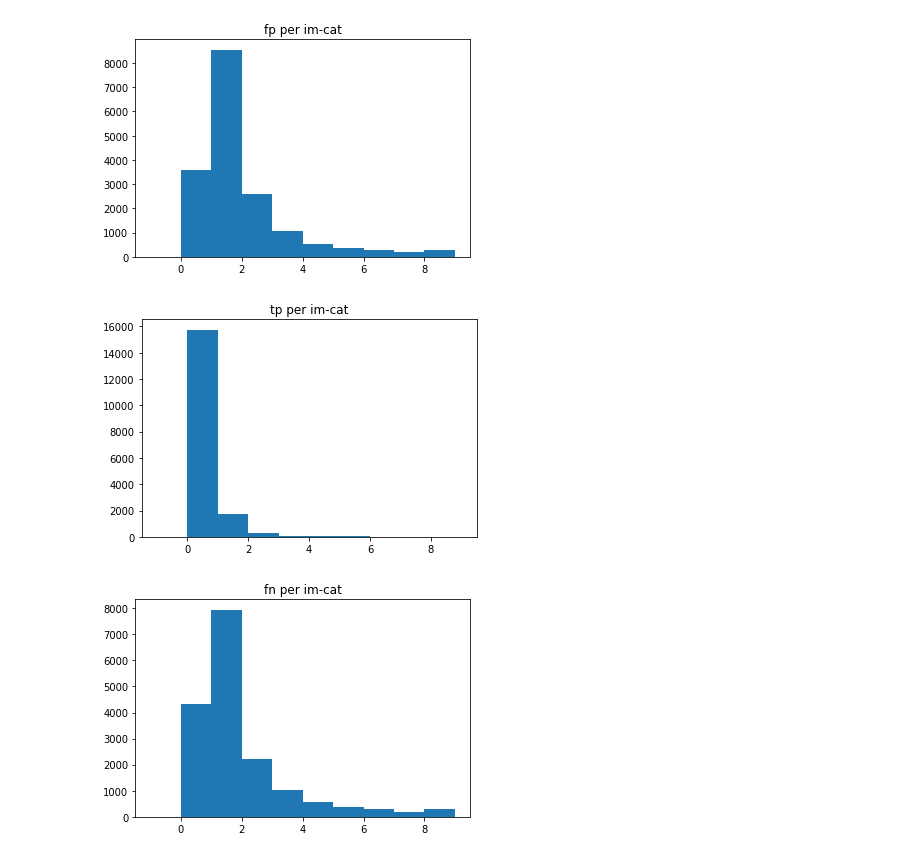
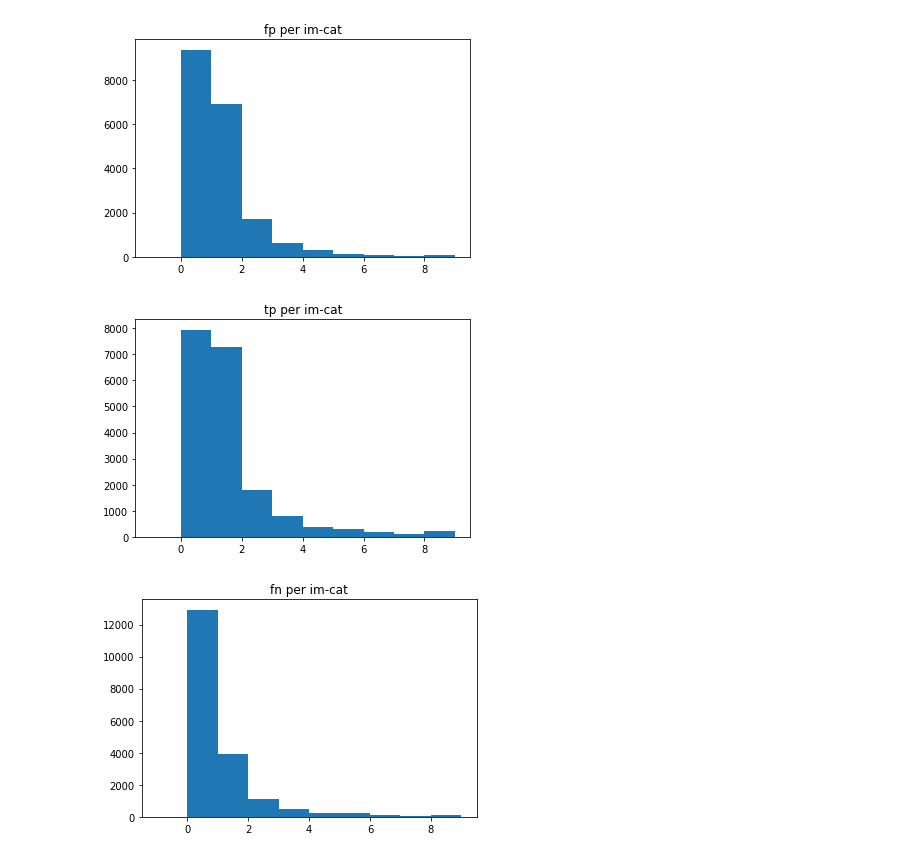
Before and after one commit to alliedel/multi-instance-mask-rcnn-extension, a Jupyter notebook: scripts/ipynb/instancewise-comparisons.ipynb, the cells around one changed output. Drawn from its saved outputs; the diff is of its cells as text; code cells hidden in the pictures.

```diff
--- a/scripts/ipynb/instancewise-comparisons.ipynb
+++ b/scripts/ipynb/instancewise-comparisons.ipynb
@@ -7,8 +12,10 @@ import numpy as np
 from pprint import pprint
 import torch
 
-traindir_roots = glob('/home/adelgior/afs_directories/espresso/' \
-                      'code/multi-instance-mask-rcnn-extension/output/logs/test/train_2021-06*')
+traindir_roots = glob('/home/adelgior/code/multi-instance-mask-rcnn-extension/output/logs/test/train_2021-06*')
+traindir_roots += glob('/home/adelgior/code/multi-instance-mask-rcnn-extension/output/logs/test/train_2021-05*')
+# traindir_roots = glob('/home/adelgior/afs_directories/espresso/' \
+#                       'code/multi-instance-mask-rcnn-extension/output/logs/test/train_2021-06*')
 # traindir_roots.append('/home/adelgior/afs_directories/espresso/code/multi-instance-mask-rcnn-extension/output/logs/test/dummytest')
 
 def decompose_cocoeval_file(filepath):
@@ -139,9 +157,11 @@ for k, v in traindirs.items():
 inst_dfs = {}
 imcatarea_dfs = {}
 bad_keys = []
+i = 0
 for (k, k1), csv_names in df_csv_names.items():
+    i += 1
     if not all(os.path.exists(v) for v in csv_names.values()):
-        print(f"loading from {traindirs[k][k1]}")
+        print(f"loading {i}/{len(csv_names)} from {traindirs[k][k1]}")
         try:
             cocoeval = torch.load(traindirs[k][k1])
         except Exception as ex:
@@ -232,0 +369,13 @@ imcatarea_dfs[(('HEAD_TYPE-None', 16000), 'pred_masks-segm')]
+# %%
+# Uniform w/ DATALOADER seed
+# k1 = (('train_2021-06-19-172356_VCS-3b1367f_MAX_ITR-100000_HEAD_TYPE-None', 64000), 'pred_masks-segm')
+# k2 = (('train_2021-06-19-011917_VCS-776a559_MAX_ITR-100000_HEAD_TYPE-custom_MATCH-0', 64000), 'pred_masks1-segm')
+
+# Non-uniform
+k1 = (('train_2021-06-19-172035_VCS-812882b_MAX_ITR-100000_HEAD_TYPE-standard', 64000), 'pred_masks-segm')
+# k2 = (('train_2021-05-04-104033_VCS-af9d7dd_MAX_ITR-100000_HEAD_TYPE-custom_MATCH-0', 64000), 'pred_masks1-segm')
+k2 = (('train_2021-06-20-184444_VCS-3b1367f_MAX_ITR-100000_HEAD_TYPE-custom_MATCH-0', 36000), 'pred_masks1-segm')
+# k2 = (('train_2021-05-04-103840_VCS-af9d7dd_MAX_ITR-100000_HEAD_TYPE-custom_MATCH-1', 64000), 'pred_masks1-segm')
+
+imcatarea_dfs[k1]
+imcatarea_dfs[k2]
@@ -233,15 +405,14 @@ imcatarea_dfs[(('HEAD_TYPE-None', 16000), 'pred_masks-segm')]
 # %%
 %matplotlib inline
 import matplotlib.pyplot as plt
-# expid = (('HEAD_TYPE-None', 16000), 'pred_masks-segm')
-expid = (('HEAD_TYPE-None', 0), 'pred_masks-segm')
+expid = k1
 x = imcatarea_dfs[expid].fp
 plt.hist(x[x!= -1], bins=np.arange(-1,10, 1)); plt.title('fp per im-cat'); plt.show()
 x = imcatarea_dfs[expid].tp
 plt.hist(x[x!= -1], bins=np.arange(-1,10, 1)); plt.title('tp per im-cat'); plt.show()
 x = imcatarea_dfs[expid].fn
 plt.hist(x[x!= -1], bins=np.arange(-1,10, 1)); plt.title('fn per im-cat'); plt.show()
 # %% [output]
-[figure, old version]
+[figure, new version]
-[figure, old version]
+[figure, new version]
-[figure, old version]
+[figure, new version]
```
Also changed, not shown: parts of 30 cells of this notebook, 6 other files.
